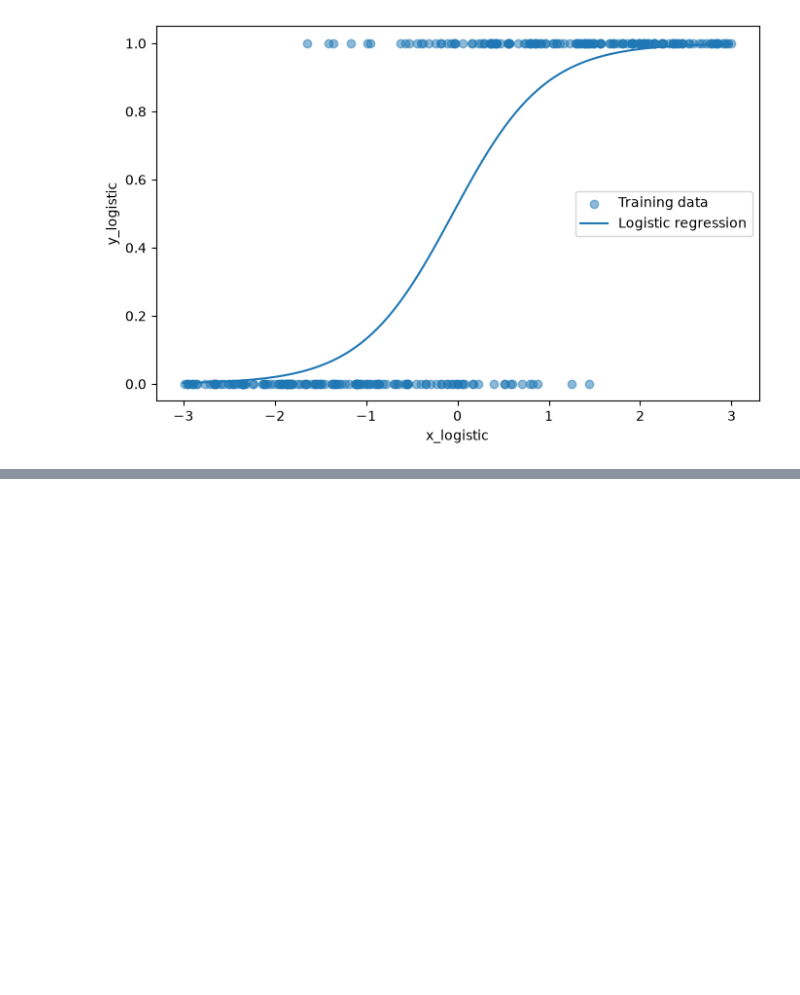
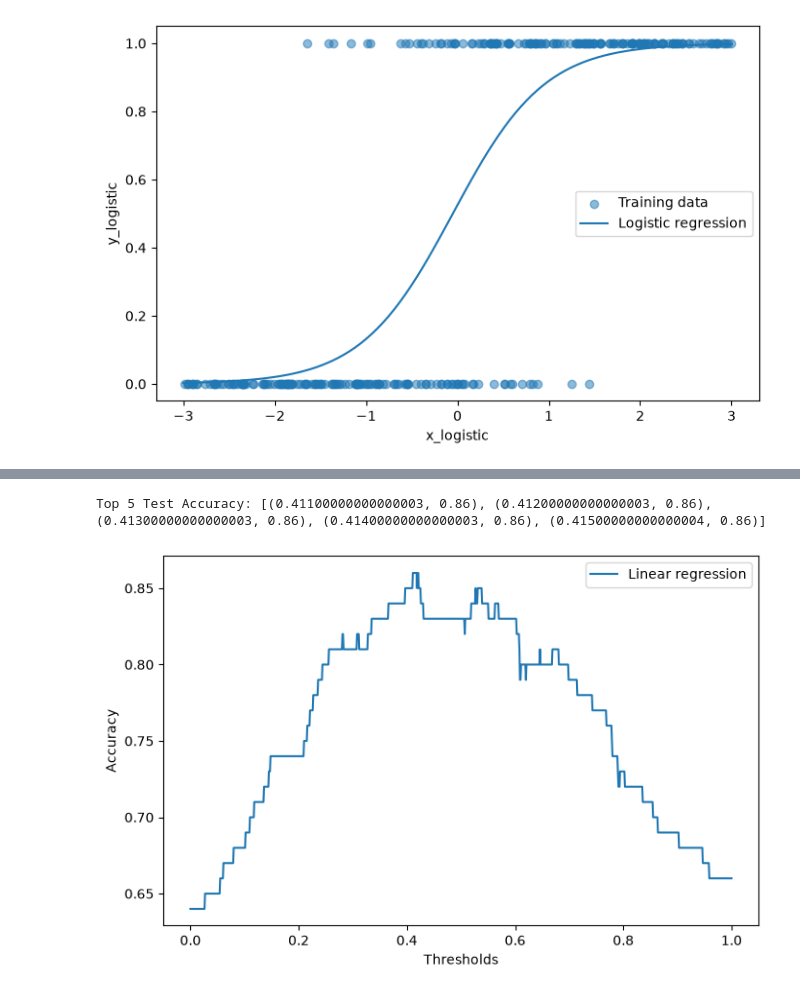
Before and after one commit to rigozu9/Machine-Learning-1, a Jupyter notebook: Week 1 /week1.ipynb, the cells around one changed output, grey strips where cells are left out. Drawn from its saved outputs; the diff is of its cells as text; code cells hidden in the pictures; blank space fills up the shorter version.

```diff
--- a/Week 1 /week1.ipynb
+++ b/Week 1 /week1.ipynb
@@ -206,0 +252,24 @@ plt.show()
+# %%
+linreg_accuracies = {}
+
+for t in thresholds:
+    linreg_predictions = (y_test_pred >= t).astype(int)
+    linreg_predictions_test_accuracy = accuracy_score(y_test, linreg_predictions)
+    linreg_accuracies[float(t)] = linreg_predictions_test_accuracy
+
+print("Top 5 Test Accuracy:", sorted(linreg_accuracies.items(), key=lambda x: x[1], reverse=True)[:5])
+
+threshold_linreg_values = np.array(list(linreg_accuracies.keys()))
+accuracy_linreg_values = np.array(list(linreg_accuracies.values()))
+
+plt.figure(figsize=(8, 5))
+
+plt.plot(threshold_linreg_values, accuracy_linreg_values, "-", label="Linear regression")
+
+plt.xlabel("Thresholds")
+plt.ylabel("Accuracy")
+plt.legend()
+plt.show()
+# %% [output]
+Top 5 Test Accuracy: [(0.41100000000000003, 0.86), (0.41200000000000003, 0.86), (0.41300000000000003, 0.86), (0.41400000000000003, 0.86), (0.41500000000000004, 0.86)]
+[figure, added]
```
Also changed, not shown: parts of 10 cells of this notebook.
